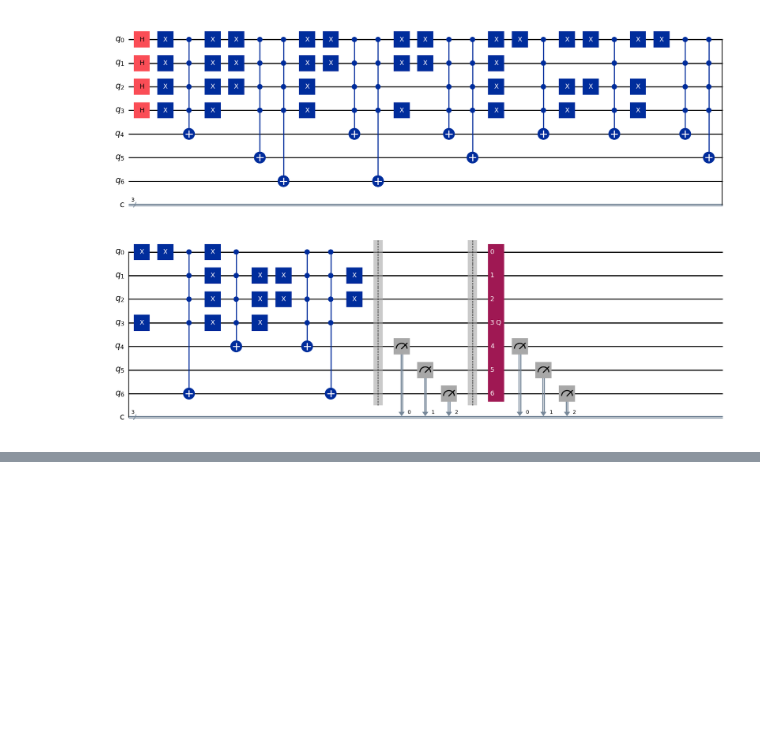
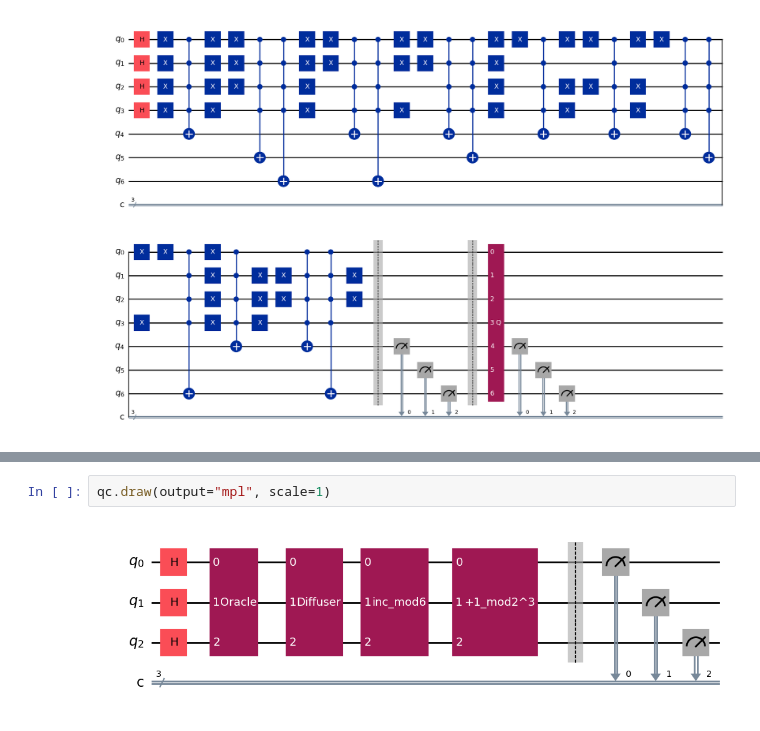
Before and after one commit to kagamirudo/Quantum-Research-2024, a Jupyter notebook: Week 21/filter.ipynb, the cells around one changed output, grey strips where cells are left out. Drawn from its saved outputs; the diff is of its cells as text; blank space fills up the shorter version.

```diff
--- a/Week 21/filter.ipynb
+++ b/Week 21/filter.ipynb
@@ -243,0 +412,4 @@ Top results:
+# %%
+qc.draw(output="mpl", scale=1)
+# %% [output]
+[figure, added]
```
Also changed, not shown: parts of 6 cells of this notebook, 3 other files.
